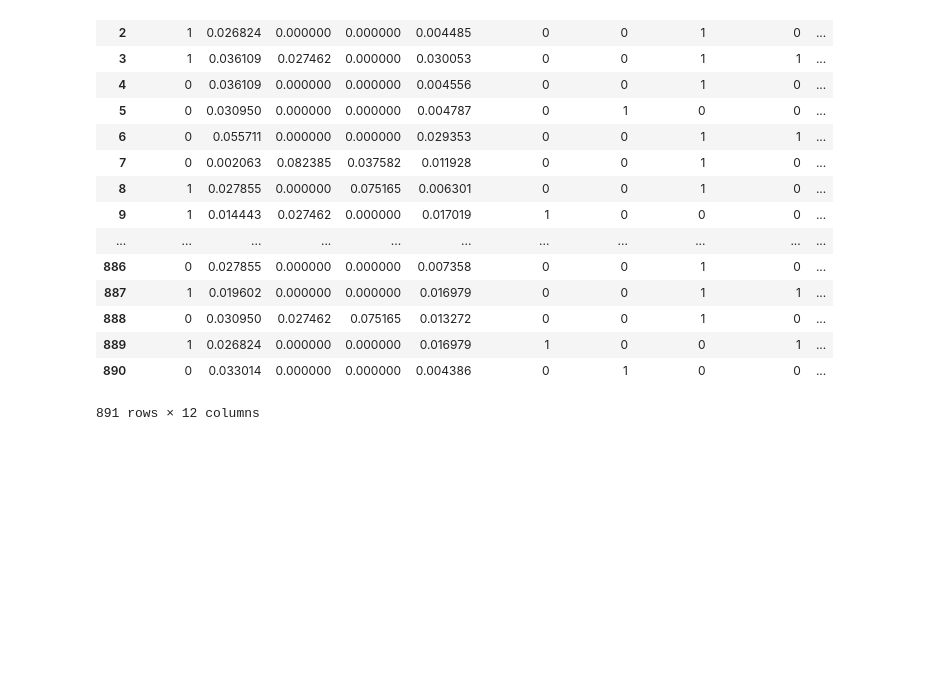
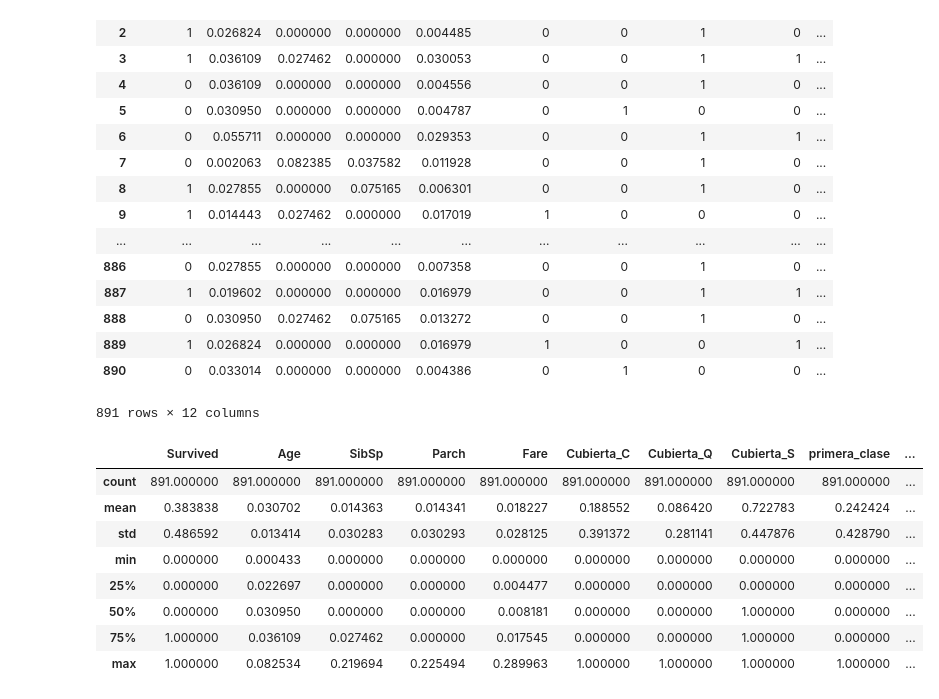
Before and after one commit to jaimevalero/python-machine-learning-book-2nd-edition, a Jupyter notebook: ejercicios/Ejercicio 3 - Dealing with missing data.ipynb, the cells around one changed output. Drawn from its saved outputs; the diff is of its cells as text; code cells hidden in the pictures; blank space fills up the shorter version.

```diff
--- a/ejercicios/Ejercicio 3 - Dealing with missing data.ipynb
+++ b/ejercicios/Ejercicio 3 - Dealing with missing data.ipynb
@@ -285,3 +320,15 @@ df
 | 889 | 1 | 0.026824 | 0.000000 | 0.000000 | 0.016979 | 1 | 0 | 0 | 1 | ... |
 | 890 | 0 | 0.033014 | 0.000000 | 0.000000 | 0.004386 | 0 | 1 | 0 | 0 | ... |
 891 rows × 12 columns
+# %%
+df.describe()
+# %% [output]
+|  | Survived | Age | SibSp | Parch | Fare | Cubierta_C | Cubierta_Q | Cubierta_S | primera_clase | ... |
+| count | 891.000000 | 891.000000 | 891.000000 | 891.000000 | 891.000000 | 891.000000 | 891.000000 | 891.000000 | 891.000000 | ... |
+| mean | 0.383838 | 0.030702 | 0.014363 | 0.014341 | 0.018227 | 0.188552 | 0.086420 | 0.722783 | 0.242424 | ... |
+| std | 0.486592 | 0.013414 | 0.030283 | 0.030293 | 0.028125 | 0.391372 | 0.281141 | 0.447876 | 0.428790 | ... |
+| min | 0.000000 | 0.000433 | 0.000000 | 0.000000 | 0.000000 | 0.000000 | 0.000000 | 0.000000 | 0.000000 | ... |
+| 25% | 0.000000 | 0.022697 | 0.000000 | 0.000000 | 0.004477 | 0.000000 | 0.000000 | 0.000000 | 0.000000 | ... |
+| 50% | 0.000000 | 0.030950 | 0.000000 | 0.000000 | 0.008181 | 0.000000 | 0.000000 | 1.000000 | 0.000000 | ... |
+| 75% | 1.000000 | 0.036109 | 0.027462 | 0.000000 | 0.017545 | 0.000000 | 0.000000 | 1.000000 | 0.000000 | ... |
+| max | 1.000000 | 0.082534 | 0.219694 | 0.225494 | 0.289963 | 1.000000 | 1.000000 | 1.000000 | 1.000000 | ... |
```
Also changed, not shown: parts of 9 cells of this notebook, 2 other files.
